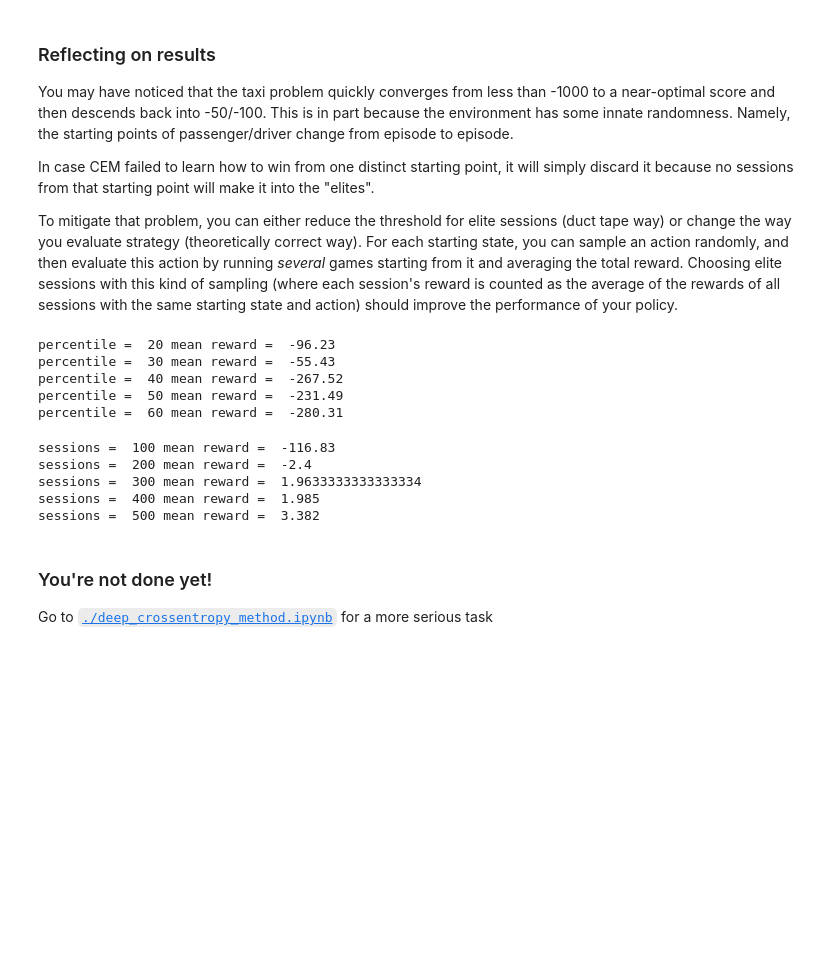
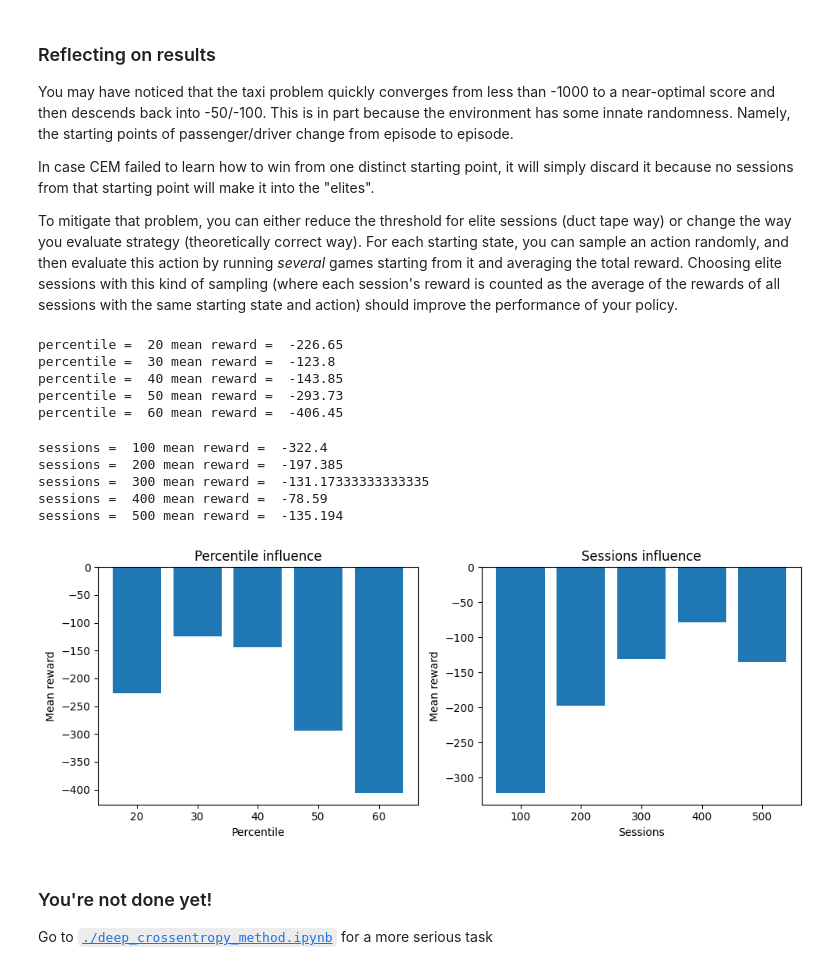
Before and after one commit to GitDefeatedMe/RL, a Jupyter notebook: week01_intro/crossentropy_method.ipynb, the cells around one changed output. Saved outputs shown, nothing was run; the diff lists cells and outputs as text; code cells hidden in the pictures; blank space fills up the shorter version.

```diff
--- a/week01_intro/crossentropy_method.ipynb
+++ b/week01_intro/crossentropy_method.ipynb
@@ -360,25 +348,52 @@ def train(n_sessions, percentile, learning_rate=0.5):
 
         log.append(np.mean(rewards_batch))
     return log
-# %%
-sessions = 100
-for percentile in [20, 30, 40, 50, 60]:
-    print("percentile = ", percentile, "mean reward = ", train(sessions, percentile)[-1])
-# %% [output]
-percentile =  20 mean reward =  -96.23
-percentile =  30 mean reward =  -55.43
-percentile =  40 mean reward =  -267.52
-percentile =  50 mean reward =  -231.49
-percentile =  60 mean reward =  -280.31
+# %%
+percentiles = [20, 30, 40, 50, 60]
+means = []
+
+sessions = 100
+for percentile in percentiles:
+    mean = train(sessions, percentile)[-1]
+    means.append(mean)
+    print("percentile = ", percentile, "mean reward = ", mean)
+# %% [output]
+percentile =  20 mean reward =  -226.65
+percentile =  30 mean reward =  -123.8
+percentile =  40 mean reward =  -143.85
+percentile =  50 mean reward =  -293.73
+percentile =  60 mean reward =  -406.45
 # %%
-for sessions in [100, 200, 300, 400, 500]:
-    print("sessions = ", sessions, "mean reward = ", train(sessions, 20)[-1])
+sessions_list = [100, 200, 300, 400, 500]
+means_session = []
+
+for sessions in sessions_list:
+    mean = train(sessions, percentile)[-1]
+    means_session.append(mean)
+    print("sessions = ", sessions, "mean reward = ", mean)
 # %% [output]
-sessions =  100 mean reward =  -116.83
-sessions =  200 mean reward =  -2.4
-sessions =  300 mean reward =  1.9633333333333334
-sessions =  400 mean reward =  1.985
-sessions =  500 mean reward =  3.382
+sessions =  100 mean reward =  -322.4
+sessions =  200 mean reward =  -197.385
+sessions =  300 mean reward =  -131.17333333333335
+sessions =  400 mean reward =  -78.59
+sessions =  500 mean reward =  -135.194
+# %%
+fig, (ax1, ax2) = plt.subplots(1, 2, figsize=[10, 4])
+
+bars1 = ax1.bar([str(s) for s in percentiles], means)
+ax1.set_xlabel('Percentile')
+ax1.set_ylabel('Mean reward')
+ax1.set_title('Percentile influence')
+
+bars2 = ax2.bar([str(s) for s in sessions_list], means_session)
+ax2.set_xlabel('Sessions')
+ax2.set_ylabel('Mean reward')
+ax2.set_title('Sessions influence')
+
+plt.tight_layout()
+plt.show()
+# %% [output]
+[figure, added]
 # %% [markdown]
 
 ### You're not done yet!
```
Also changed, not shown: parts of 4 cells of this notebook.
